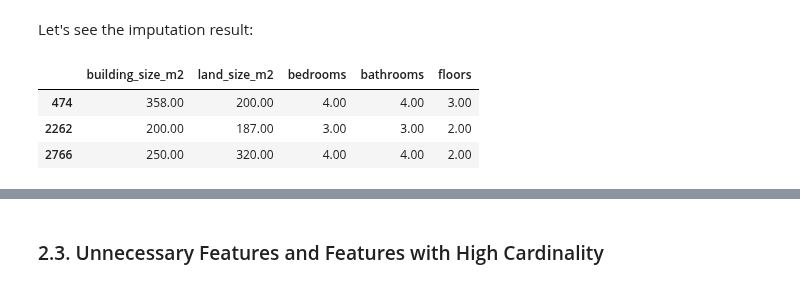
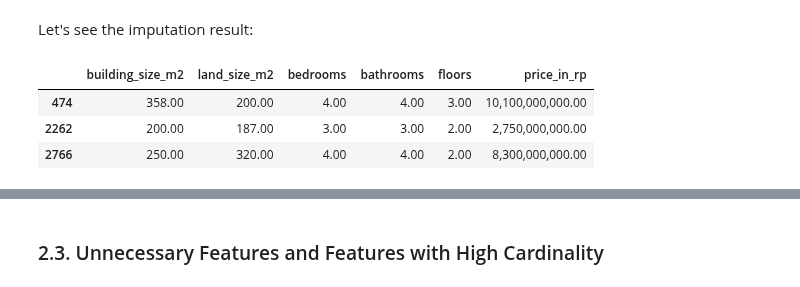
Before and after one commit to nbarizki/jabodetabekhousepricing, a Jupyter notebook: 3 - Linear Modeling of House Price.ipynb, the cells around one changed output, grey strips where cells are left out. Drawn from its saved outputs; the diff is of its cells as text; code cells hidden in the pictures.

```diff
--- a/3 - Linear Modeling of House Price.ipynb
+++ b/3 - Linear Modeling of House Price.ipynb
@@ -86,9 +86,13 @@ from sklearn.impute import SimpleImputer, KNNImputer
 
 # 1. Drop observations that missing vital records
 X_train = X_train\
-    .dropna(subset=['bedrooms', 'bathrooms', 'building_size_m2', 'land_size_m2'],)\
-    .drop(['building_age', 'year_built', 'building_orientation'], axis=1)\
-    .reset_index(drop=True) # 2. Drop features with lot of NaN
+    .dropna(subset=['bedrooms', 'bathrooms', 'building_size_m2', 'land_size_m2'])
+y_train = y_train[X_train.index] # remember to also drop the particular index of label data
+X_train.reset_index(drop=True, inplace=True)
+y_train.reset_index(drop=True, inplace=True)
+# 2. Drop features with lot of NaN
+X_train = X_train\
+    .drop(['building_age', 'year_built', 'building_orientation'], axis=1)
 # 3.a. Impute missing `floors`
 knn_imputer = KNNImputer(n_neighbors=1)
 missing_floors_index = X_train[X_train.floors.isna()].index
@@ -124,12 +128,15 @@ Let's see the imputation result:
 # %%
 # missing floor imputation results
 show_features = ['building_size_m2', 'land_size_m2', 'bedrooms', 'bathrooms', 'floors']
-X_train.iloc[missing_floors_index, X_train.columns.get_indexer(show_features)]
+pd.merge(
+    X_train.iloc[missing_floors_index, X_train.columns.get_indexer(show_features)],
+    y_train, left_index=True, right_index=True
+)
 # %% [output]
-|  | building_size_m2 | land_size_m2 | bedrooms | bathrooms | floors |
-| 474 | 358.00 | 200.00 | 4.00 | 4.00 | 3.00 |
-| 2262 | 200.00 | 187.00 | 3.00 | 3.00 | 2.00 |
-| 2766 | 250.00 | 320.00 | 4.00 | 4.00 | 2.00 |
+|  | building_size_m2 | land_size_m2 | bedrooms | bathrooms | floors | price_in_rp |
+| 474 | 358.00 | 200.00 | 4.00 | 4.00 | 3.00 | 10,100,000,000.00 |
+| 2262 | 200.00 | 187.00 | 3.00 | 3.00 | 2.00 | 2,750,000,000.00 |
+| 2766 | 250.00 | 320.00 | 4.00 | 4.00 | 2.00 | 8,300,000,000.00 |
 # %%
 # missing electricity imputation results
 show_features = ['building_size_m2', 'land_size_m2', 'bedrooms', 'bathrooms', 'floors', 'electricity_num']
```
Also changed, not shown: parts of 23 cells of this notebook, 7 other files.
